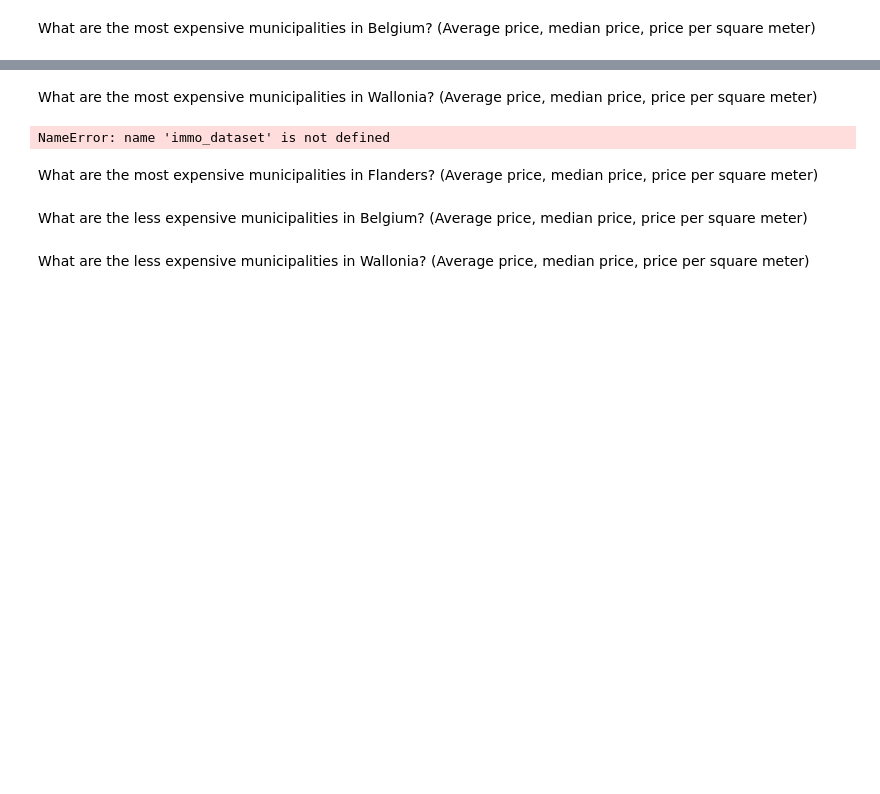
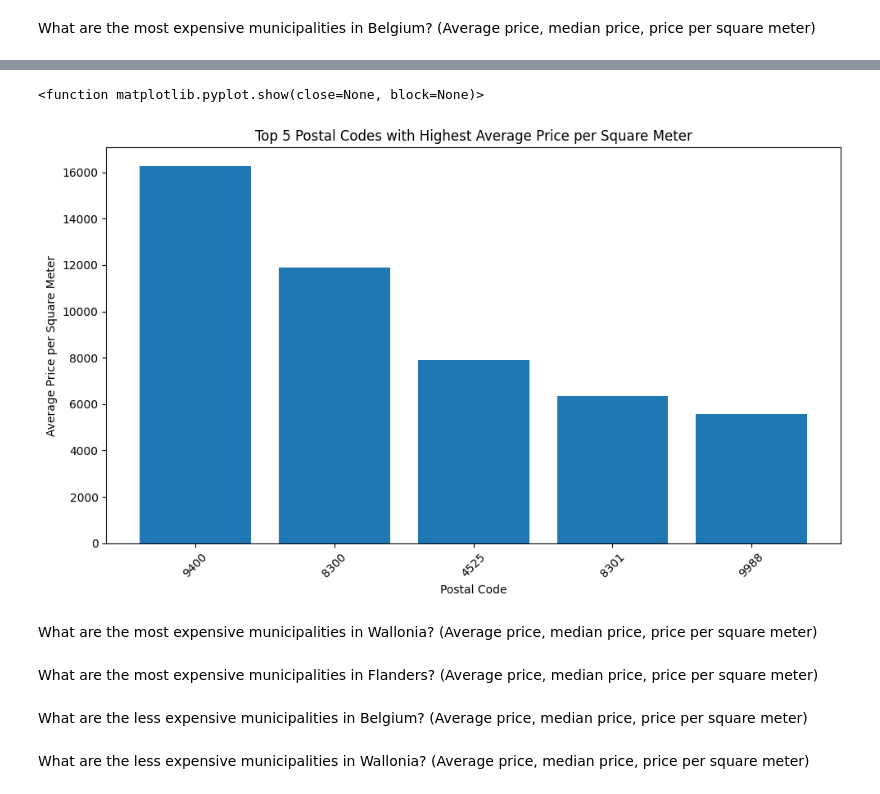
Before and after one commit to ChristosRaptis/challenge-data-analysis, a Jupyter notebook: data-analysis_clean.ipynb, the cells around one changed output, grey strips where cells are left out. Saved outputs shown, nothing was run; the diff lists cells and outputs as text; code cells hidden in the pictures; blank space fills up the shorter version.

Commit message:
last graph modifications

```diff
--- a/data-analysis_clean.ipynb
+++ b/data-analysis_clean.ipynb
@@ -71,6 +34,11 @@ immo_dataset['postal_code'] = immo_dataset['postal_code'].str.replace('AG', '')
+# %%
+res = immo_dataset[immo_dataset['postal_code'].map(lambda x: len(x) >= 5)]
+immo_dataset.drop(res.index, inplace=True)
+print(immo_dataset['postal_code'].unique())
+print(immo_dataset.shape)
 # %% [markdown]
 We dropped columns from main data because it had hight % of missing values.
 # %%
-drop_columns = ['locality', 'contruction_year', 'living_area', 'kitchen_fully_equiped', 'terrace_area', 'garden_surface', 'plot_land_surface', 'number_of_facades', 'building_state']
+drop_columns = ['locality', 'contruction_year', 'subtype_property', 'living_area', 'kitchen_fully_equiped', 'terrace_area', 'garden_surface', 'plot_land_surface', 'number_of_facades', 'building_state']
 immo_dataset.drop(drop_columns , axis=1, inplace=True)
 immo_dataset.head(10)
@@ -568,6 +304,29 @@ plt.ylabel('Average Price')
 plt.xticks(rotation=45)
 plt.tight_layout()
 plt.show()
+# %%
+#Calculate price per square meter
+immo_dataset['price_per_sqm'] = immo_dataset['price'] / immo_dataset['habitable_surface']
+
+#Group by postal code and calculate the average price_per_sqm
+postal_code_stats = immo_dataset.groupby('postal_code')['price_per_sqm'].mean()
+
+#Sort the postal codes based on the average price_per_sqm in descending order
+top_5_postal_codes = postal_code_stats.nlargest(5)
+
+#Plotting the average price_per_sqm for the top 5 postal codes
+plt.figure(figsize=(10, 6))
+plt.bar(top_5_postal_codes.index, top_5_postal_codes.values)
+plt.title('Top 5 Postal Codes with Highest Average Price per Square Meter')
+plt.xlabel('Postal Code')
+plt.ylabel('Average Price per Square Meter')
+plt.xticks(rotation=45)
+plt.tight_layout()
+plt.savefig('top_5_price_per_sqm.jpg')  # Save the image
+plt.show
+# %% [output]
+<function matplotlib.pyplot.show(close=None, block=None)>
+[figure, added]
 # %% [markdown]
 What are the most expensive municipalities in Wallonia? (Average price, median price, price per square meter)
 # %%
@@ -576,7 +335,7 @@ What are the most expensive municipalities in Wallonia? (Average price, median p
 wallonia_data = immo_dataset[immo_dataset['region'] == 'Wallonie']
 
 # Group by postal code and calculate the average price
-postal_code_stats = wallonia_data.groupby('postal_code')['price'].mean()
+postal_code_stats = wallonia_data.groupby('postal_code')['price'].median()
 
 # Sort the postal codes based on the average price in descending order
 most_expensive_postal_codes = postal_code_stats.sort_values(ascending=False).head(10)
@@ -584,14 +343,12 @@ most_expensive_postal_codes = postal_code_stats.sort_values(ascending=False).hea
 # Plotting the top 10 most expensive postal codes in Wallonia
 plt.figure(figsize=(10, 6))
 most_expensive_postal_codes.plot(kind='bar')
-plt.title('Top 10 Most Expensive Postal Codes in Wallonia')
+plt.title('Top 5 Most Expensive Postal Codes in Wallonia')
 plt.xlabel('Postal Code')
 plt.ylabel('Average Price')
 plt.xticks(rotation=45)
 plt.tight_layout()
 plt.show()
-# %% [output]
-NameError: name 'immo_dataset' is not defined
 # %% [markdown]
 What are the most expensive municipalities in Flanders? (Average price, median price, price per square meter)
 # %%
```
Also changed, not shown: parts of 58 cells of this notebook, 1 other file.
